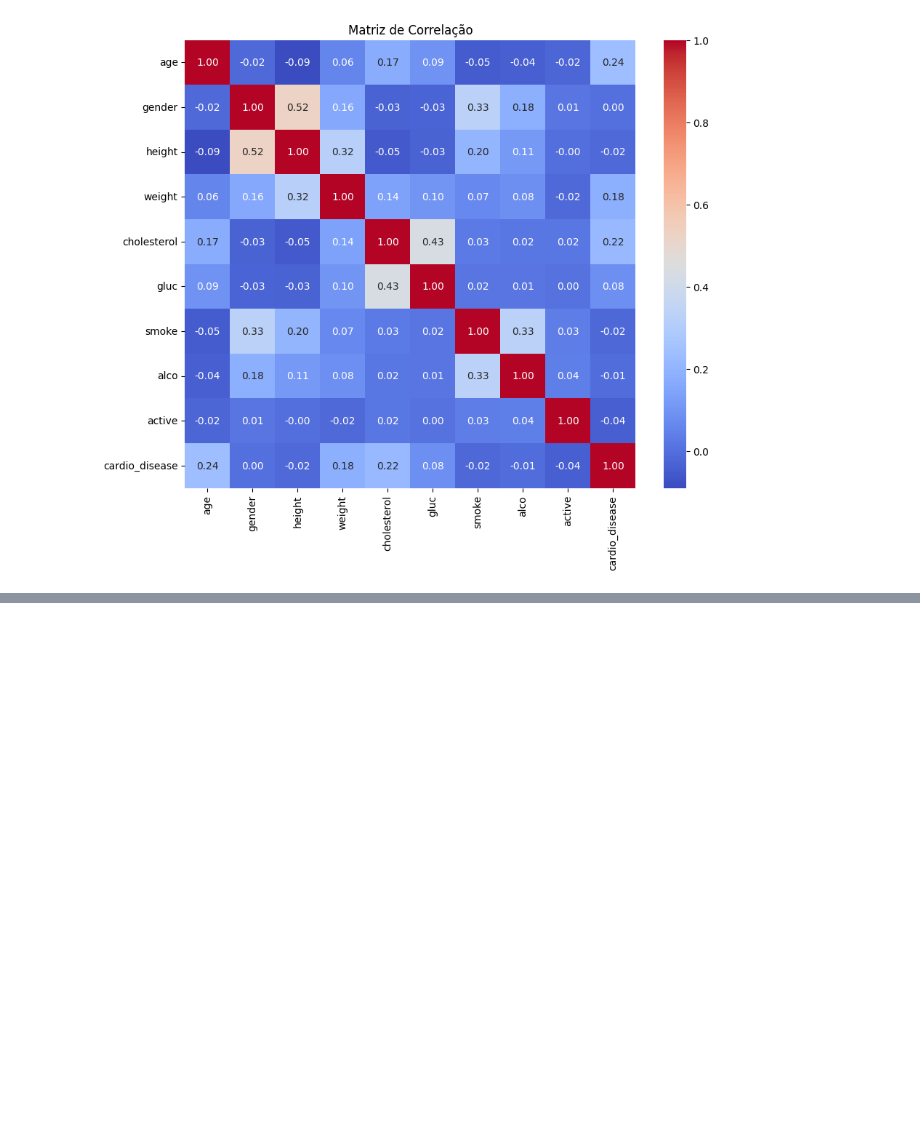
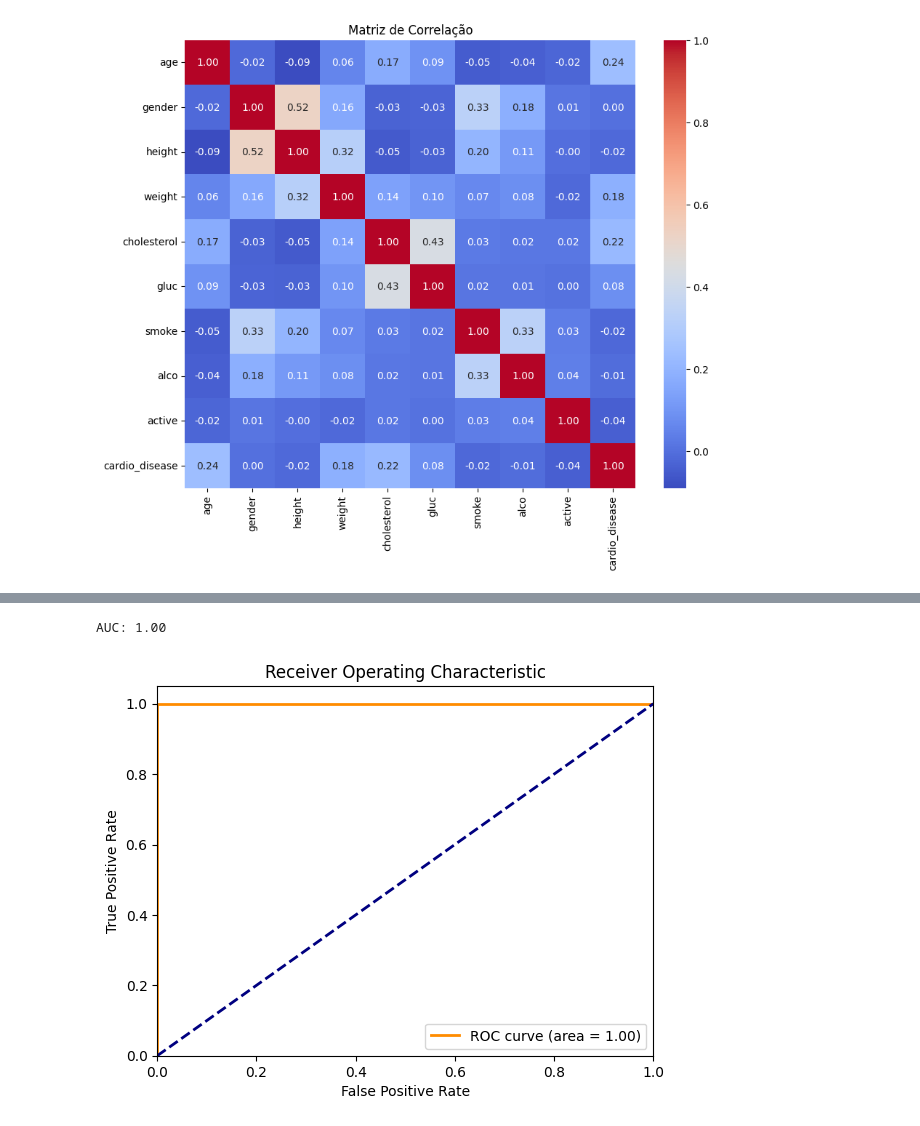
Before and after one commit to marinappdf/projetos-EBAC, a Jupyter notebook: Regressão Logística/Profissao Cientista de Dados M27 Pratique.ipynb, the cells around one changed output, grey strips where cells are left out. Drawn from its saved outputs; the diff is of its cells as text; code cells hidden in the pictures; blank space fills up the shorter version.

```diff
--- a/Regressão Logística/Profissao Cientista de Dados M27 Pratique.ipynb
+++ b/Regressão Logística/Profissao Cientista de Dados M27 Pratique.ipynb
@@ -327,0 +300,8 @@ C) Explique quais pontos em comum a regressão logistica tem da regressão linea
+# %%
+from sklearn.preprocessing import StandardScaler
+# Inicializar StandardScaler
+sc = StandardScaler()
+# Ajustando e transformando os dados de treino
+X_train = sc.fit_transform(X_train)
+# Transformando os dados de teste usando os parâmetros aprendidos dos dados de treino
+X_test = sc.transform(X_test)
@@ -327,0 +343,4 @@ C) Explique quais pontos em comum a regressão logistica tem da regressão linea
+# %%
+# Balancear os dados de treinamento usando SMOTE
+smote = SMOTE(random_state=42)
+X_train_balanced, Y_train_balanced = smote.fit_resample(X_train, y_train)
@@ -327,0 +403,4 @@ C) Explique quais pontos em comum a regressão logistica tem da regressão linea
+# %%
+logistic_carro = LogisticRegression(random_state = 0)
+# poderiamos adicionar max_iter = um valor. Ele controla o número máximo de vezes que o algoritmo itera sobre o conjunto de dados para encontrar os melhores coeficientes.
+logistic_carro.fit(X_train_balanced, Y_train_balanced)
@@ -327,0 +443,5 @@ C) Explique quais pontos em comum a regressão logistica tem da regressão linea
+# %%
+Y_pred_test = logistic_carro.predict(X_test)
+relatorio = classification_report(y_test, Y_pred_test)
+print("Relatório de Classificação:")
+print(relatorio)
@@ -327,0 +475,20 @@ C) Explique quais pontos em comum a regressão logistica tem da regressão linea
+# %%
+from sklearn.metrics import roc_curve, roc_auc_score, classification_report
+fpr, tpr, thresholds = roc_curve(y_test, Y_pred_test)
+
+# Calcular a AUC
+roc_auc = roc_auc_score(y_test, Y_pred_test)
+print("AUC: {:.2f}".format(roc_auc))
+plt.figure()
+plt.plot(fpr, tpr, color='darkorange', lw=2, label='ROC curve (area = %0.2f)' % roc_auc)
+plt.plot([0, 1], [0, 1], color='navy', lw=2, linestyle='--')
+plt.xlim([0.0, 1.0])
+plt.ylim([0.0, 1.05])
+plt.xlabel('False Positive Rate')
+plt.ylabel('True Positive Rate')
+plt.title('Receiver Operating Characteristic')
+plt.legend(loc="lower right")
+plt.show()
+# %% [output]
+AUC: 1.00
+[figure, added]
```
Also changed, not shown: parts of 34 cells of this notebook.
